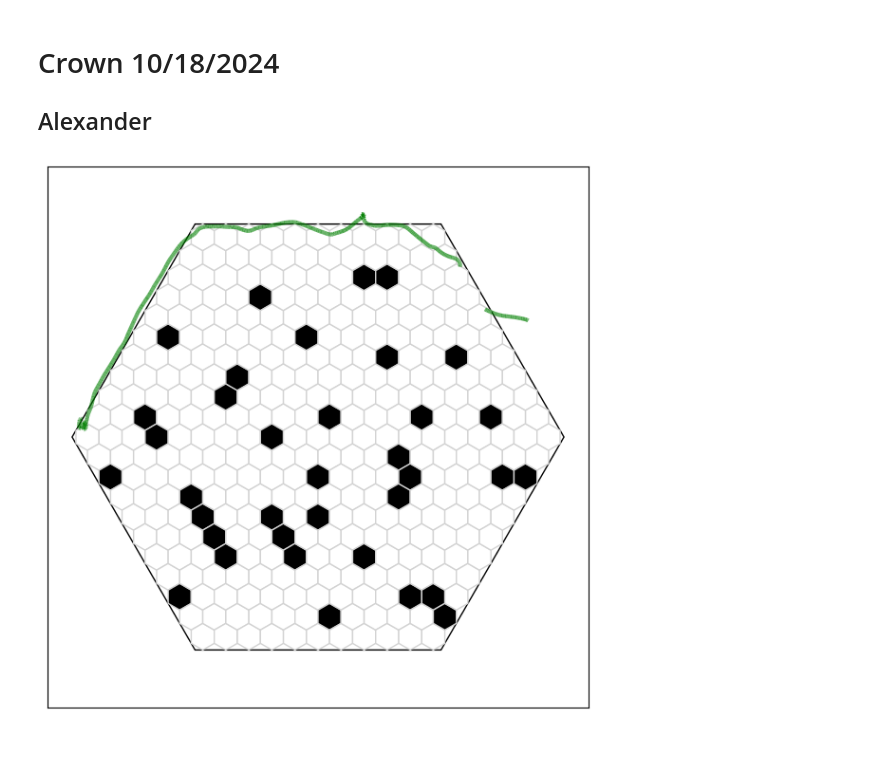
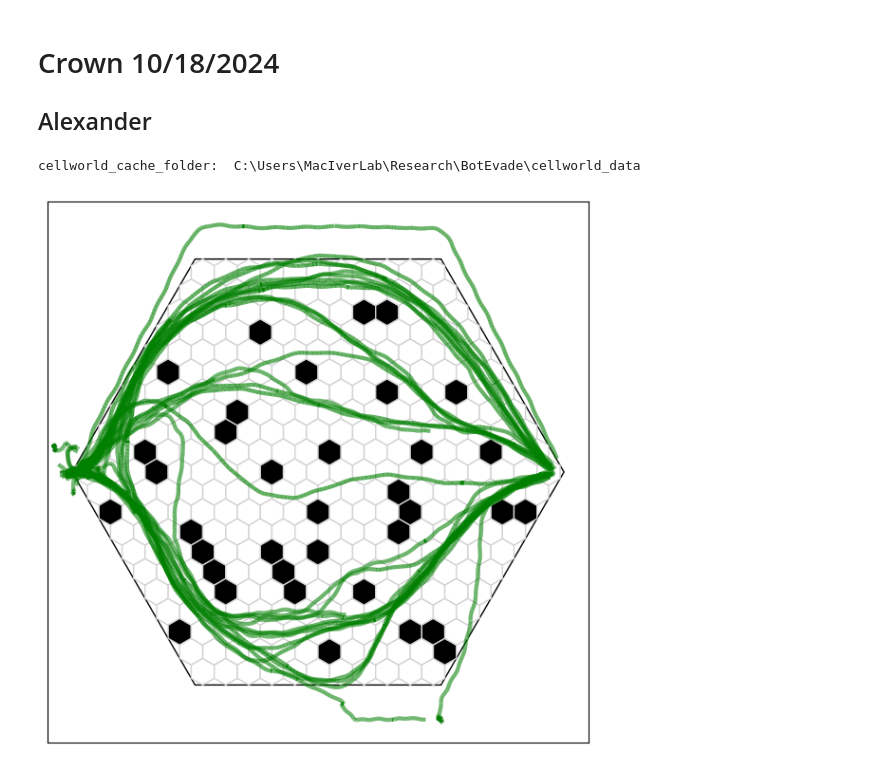
Before and after one commit to felixmaldonadoos/CellworldServer, a Jupyter notebook: python/visualization/plotting.ipynb, the cells around one changed output. Drawn from its saved outputs; the diff is of its cells as text; code cells hidden in the pictures.

```diff
--- a/python/visualization/plotting.ipynb
+++ b/python/visualization/plotting.ipynb
@@ -63,19 +63,21 @@ print(newest_file)
 # %%
 import cellworld as cw
 import math
-file = get_newest_file_in_folder("../logs", "json")
+# file = get_newest_file_in_folder("../logs", "json")
+file = "../logs/test_02072025_100739.json"
 occlusions = '21_05'
 w = cw.World.get_from_parameters_names('hexagonal',"canonical",occlusions)
 d = cw.Display(w, fig_size=(6,6), padding=0.1, cell_edge_color="lightgrey", background_color="white", habitat_edge_color="black")
 exp = cw.Experiment.load_from_file(file)
 
 for episode in exp.episodes:
   t = episode.trajectories
   ht = t.get_agent_trajectory('prey')
   d.add_trajectories(ht, colors = {'prey': 'green'}, alphas = {'prey': 0.7})
   # d.ax.plot(ht.get('location').get('x'), [((y*math.sqrt(3)*0.5)  + 0.5-math.sqrt(3)/4) for y in ht.get('location').get('y')], color='green', alpha=0.7)
 # %% [output]
+cellworld_cache_folder:  C:\Users\MacIverLab\Research\BotEvade\cellworld_data
-[figure, old version]
+[figure, new version]
 # %%
 ## show summary info of trajectories
 # show time steps
```
Also changed, not shown: 8 other files.
